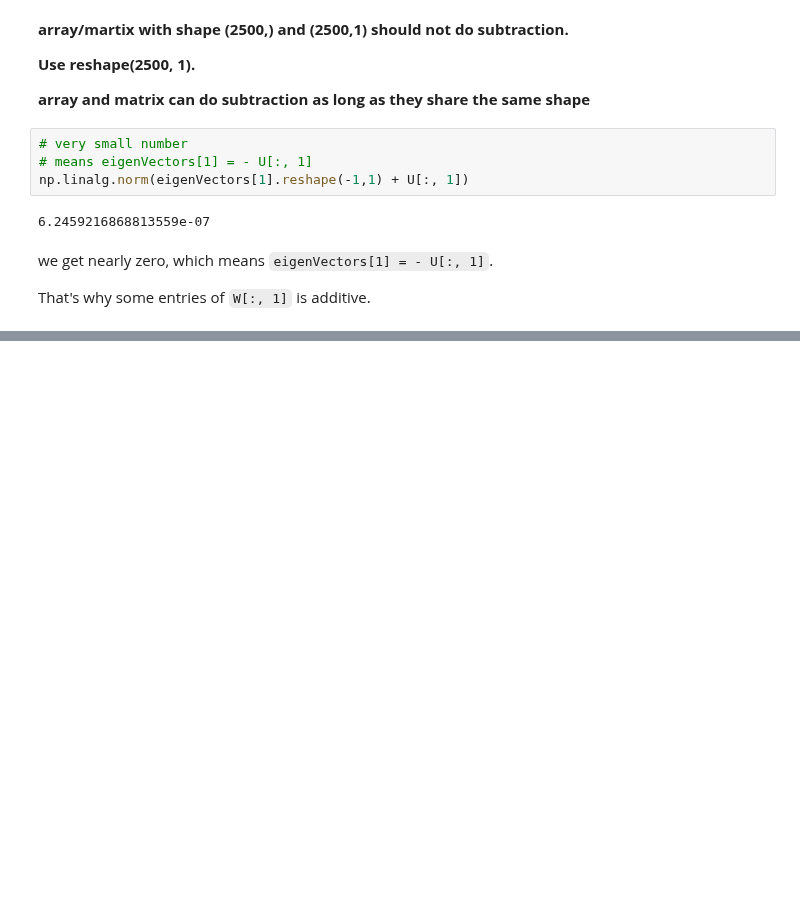
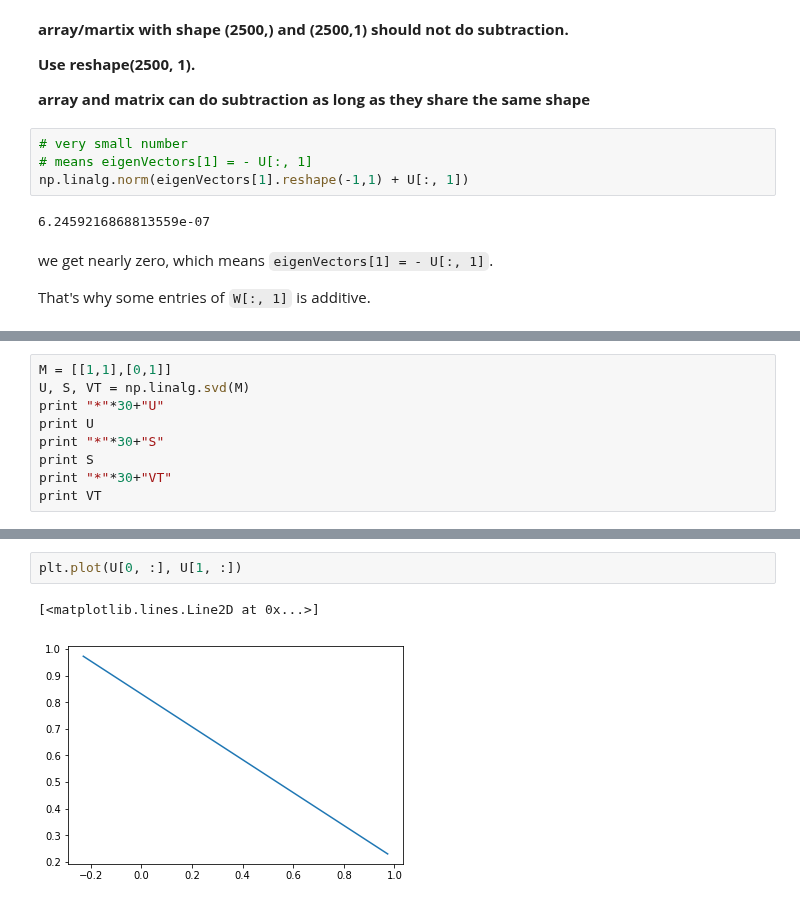
Before and after one commit to HsiaoTsan/MyMachineLearningCodes, a Jupyter notebook: PCA_SVD_EigenFace.ipynb, the cells around one changed output, grey strips where cells are left out. Drawn from its saved outputs; the diff is of its cells as text; blank space fills up the shorter version.

```diff
--- a/PCA_SVD_EigenFace.ipynb
+++ b/PCA_SVD_EigenFace.ipynb
@@ -245,0 +287,9 @@ That's why some entries of `W[:, 1]` is additive.
+# %%
+M = [[1,1],[0,1]]
+U, S, VT = np.linalg.svd(M)
+print "*"*30+"U"
+print U
+print "*"*30+"S"
+print S
+print "*"*30+"VT"
+print VT
@@ -245,0 +305,5 @@ That's why some entries of `W[:, 1]` is additive.
+# %%
+plt.plot(U[0, :], U[1, :])
+# %% [output]
+[<matplotlib.lines.Line2D at 0x...>]
+[figure, added]
```
Also changed, not shown: parts of 35 cells of this notebook.
